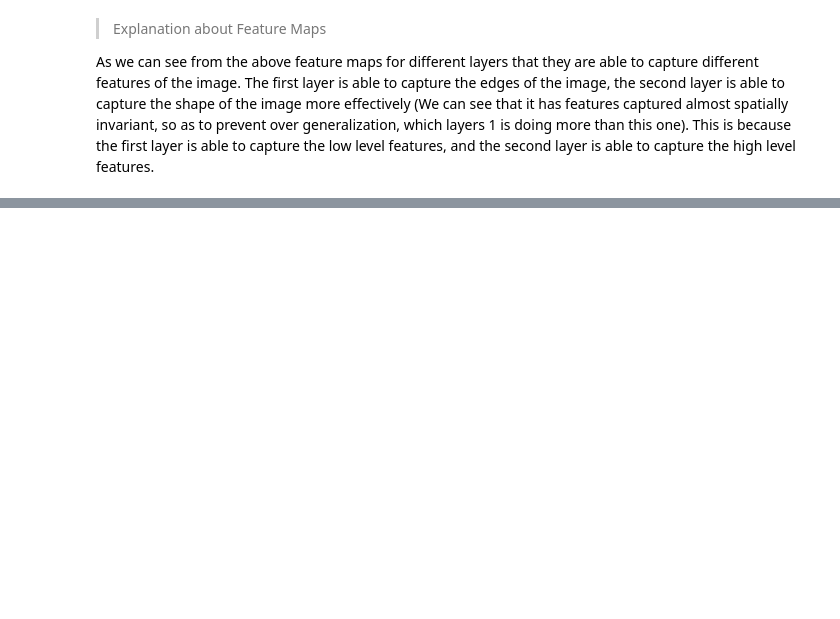
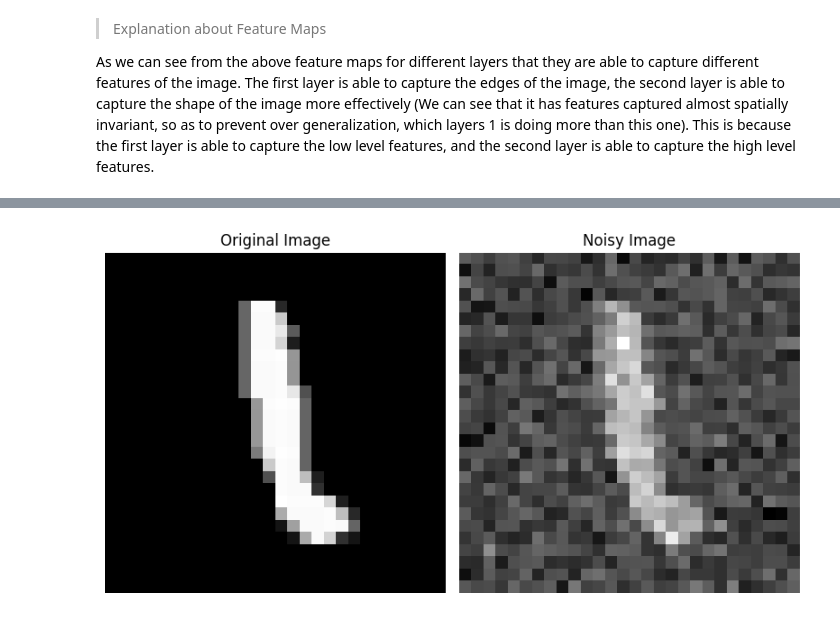
Before and after one commit to bhavberi/SMAI-Monsoon-23-24, a Jupyter notebook: 2021111013_assignment_3/4.ipynb, the cells around one changed output, grey strips where cells are left out. Drawn from its saved outputs; the diff is of its cells as text; code cells hidden in the pictures; blank space fills up the shorter version.

```diff
--- a/2021111013_assignment_3/4.ipynb
+++ b/2021111013_assignment_3/4.ipynb
@@ -468 +767,40 @@ Accuracy on the test dataset: 98.65%
+# %%
+train_dataset = torchvision.datasets.MNIST(root='../data', train=True, download=True, transform=transforms.ToTensor())
+test_dataset1 = torchvision.datasets.MNIST(root='../data', train=False, download=True, transform=transforms.ToTensor())
+
+train_set, val_set, test_set = Data.random_split(
+    train_dataset, [
+        int(train_ratio * dataset_size),
+        int(val_ratio * dataset_size),
+        int((1 - train_ratio - val_ratio) * dataset_size)
+    ]
+)
+
+noisy_mnist_train_dataset = NoisyMNISTDataset(train_set)
+train_loader = Data.DataLoader(noisy_mnist_train_dataset, batch_size=batch_size, num_workers=num_workers, shuffle=True)
+
+noisy_mnist_val_dataset = NoisyMNISTDataset(val_set)
+val_loader = Data.DataLoader(noisy_mnist_val_dataset, batch_size=batch_size, num_workers=num_workers)
+
+noisy_mnist_test_dataset = NoisyMNISTDataset(test_set)
+test_loader = Data.DataLoader(noisy_mnist_test_dataset, batch_size=batch_size, num_workers=num_workers)
+
+noisy_mnist_test_dataset1 = NoisyMNISTDataset(test_dataset1)
+test_loader1 = Data.DataLoader(noisy_mnist_test_dataset1, batch_size=batch_size, num_workers=num_workers)
+# %%
+# Plot one noisy image
+
+plt.figure(figsize=(8, 6))
+plt.subplot(1, 2, 1)
+plt.imshow(train_set[0][0].squeeze(), cmap='gray')
+plt.title('Original Image')
+plt.axis('off')
+plt.subplot(1, 2, 2)
+plt.imshow(noisy_mnist_train_dataset[0][0].squeeze(), cmap='gray')
+plt.title('Noisy Image')
+plt.axis('off')
+plt.tight_layout()
+plt.show()
+# %% [output]
+[figure, added]
 # %%
```
Also changed, not shown: parts of 46 cells of this notebook.
